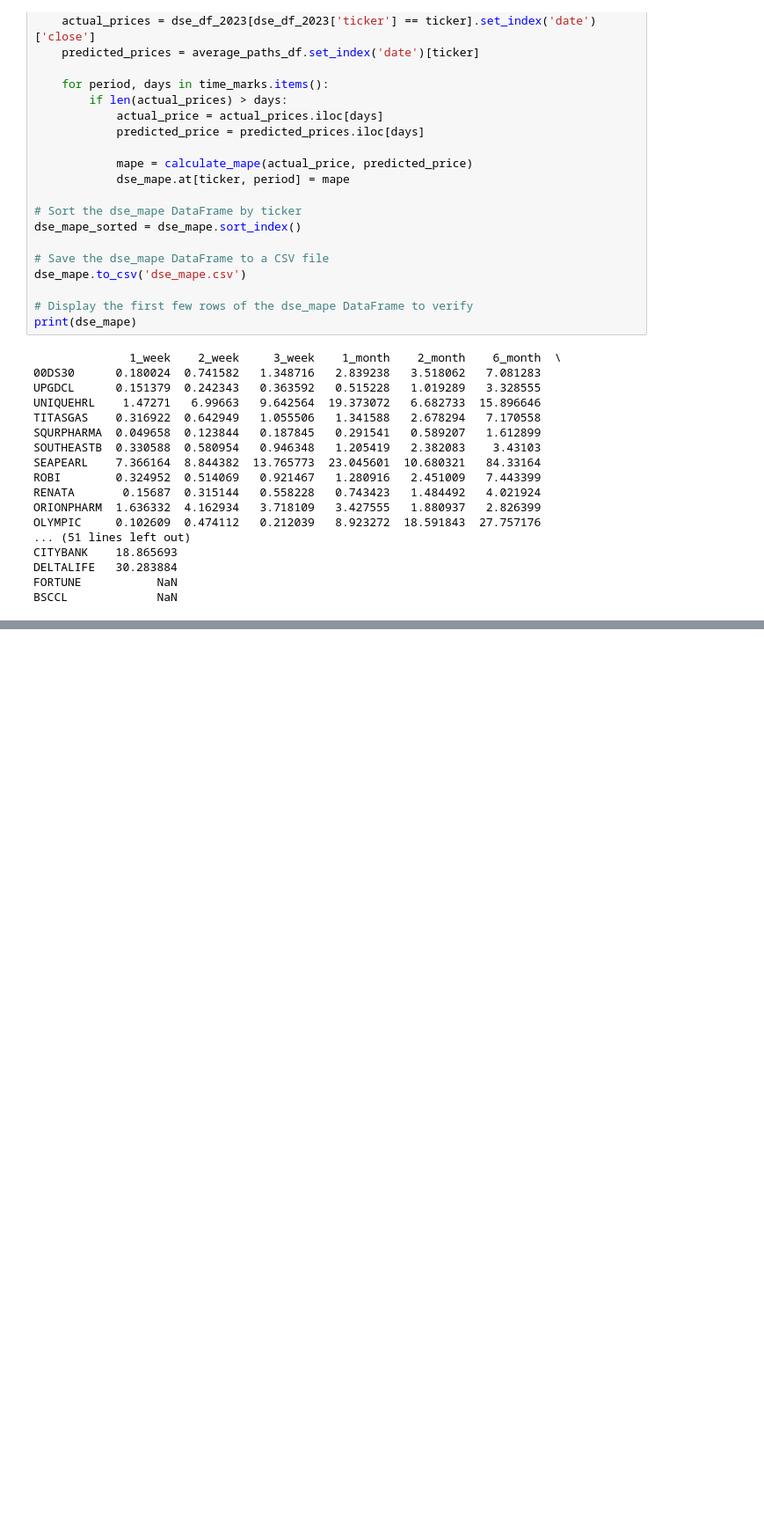
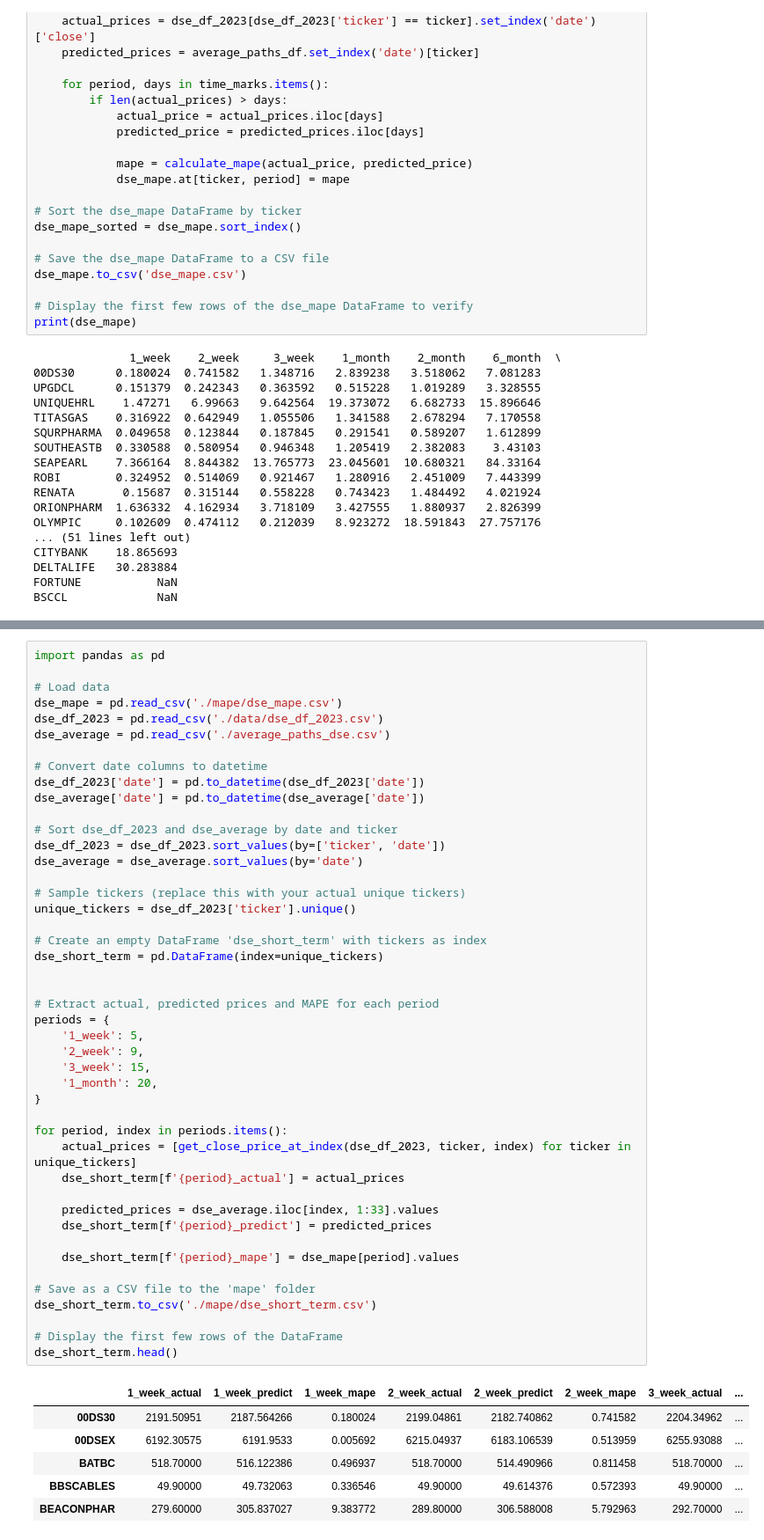
Before and after one commit to phamminh1998/GBM_Frontier_Market, a Jupyter notebook: mape_test.ipynb, the cells around one changed output, grey strips where cells are left out. Shown at 88% size. Cells and saved outputs as stored; diff of their text form; blank space fills up the shorter version.

```diff
--- a/mape_test.ipynb
+++ b/mape_test.ipynb
@@ -313,0 +414,52 @@ BEACONPHAR        NaN
+# %%
+import pandas as pd
+
+# Load data
+dse_mape = pd.read_csv('./mape/dse_mape.csv')
+dse_df_2023 = pd.read_csv('./data/dse_df_2023.csv')
+dse_average = pd.read_csv('./average_paths_dse.csv')
+
+# Convert date columns to datetime
+dse_df_2023['date'] = pd.to_datetime(dse_df_2023['date'])
+dse_average['date'] = pd.to_datetime(dse_average['date'])
+
+# Sort dse_df_2023 and dse_average by date and ticker
+dse_df_2023 = dse_df_2023.sort_values(by=['ticker', 'date'])
+dse_average = dse_average.sort_values(by='date')
+
+# Sample tickers (replace this with your actual unique tickers)
+unique_tickers = dse_df_2023['ticker'].unique()
+
+# Create an empty DataFrame 'dse_short_term' with tickers as index
+dse_short_term = pd.DataFrame(index=unique_tickers)
+
+
+# Extract actual, predicted prices and MAPE for each period
+periods = {
+    '1_week': 5,
+    '2_week': 9,
+    '3_week': 15,
+    '1_month': 20,
+}
+
+for period, index in periods.items():
+    actual_prices = [get_close_price_at_index(dse_df_2023, ticker, index) for ticker in unique_tickers]
+    dse_short_term[f'{period}_actual'] = actual_prices
+
+    predicted_prices = dse_average.iloc[index, 1:33].values
+    dse_short_term[f'{period}_predict'] = predicted_prices
+
+    dse_short_term[f'{period}_mape'] = dse_mape[period].values
+
+# Save as a CSV file to the 'mape' folder
+dse_short_term.to_csv('./mape/dse_short_term.csv')
+
+# Display the first few rows of the DataFrame
+dse_short_term.head()
+# %% [output]
+|  | 1_week_actual | 1_week_predict | 1_week_mape | 2_week_actual | 2_week_predict | 2_week_mape | 3_week_actual | ... |
+| 00DS30 | 2191.50951 | 2187.564266 | 0.180024 | 2199.04861 | 2182.740862 | 0.741582 | 2204.34962 | ... |
+| 00DSEX | 6192.30575 | 6191.9533 | 0.005692 | 6215.04937 | 6183.106539 | 0.513959 | 6255.93088 | ... |
+| BATBC | 518.70000 | 516.122386 | 0.496937 | 518.70000 | 514.490966 | 0.811458 | 518.70000 | ... |
+| BBSCABLES | 49.90000 | 49.732063 | 0.336546 | 49.90000 | 49.614376 | 0.572393 | 49.90000 | ... |
+| BEACONPHAR | 279.60000 | 305.837027 | 9.383772 | 289.80000 | 306.588008 | 5.792963 | 292.70000 | ... |
```
Also changed, not shown: parts of 5 cells of this notebook, 4 other files.
